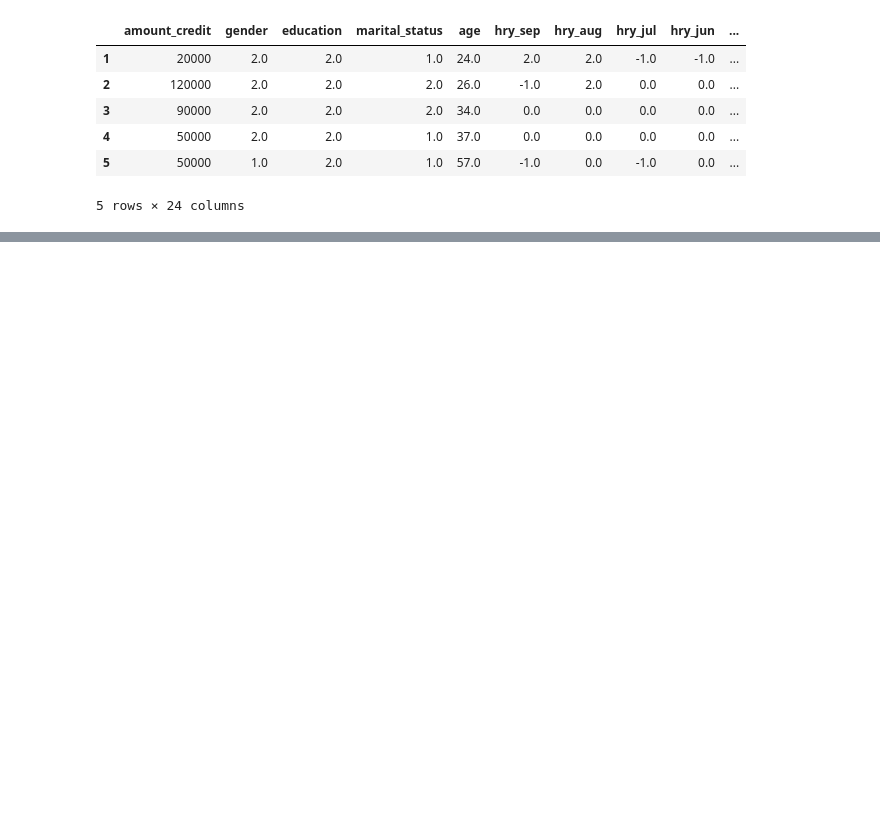
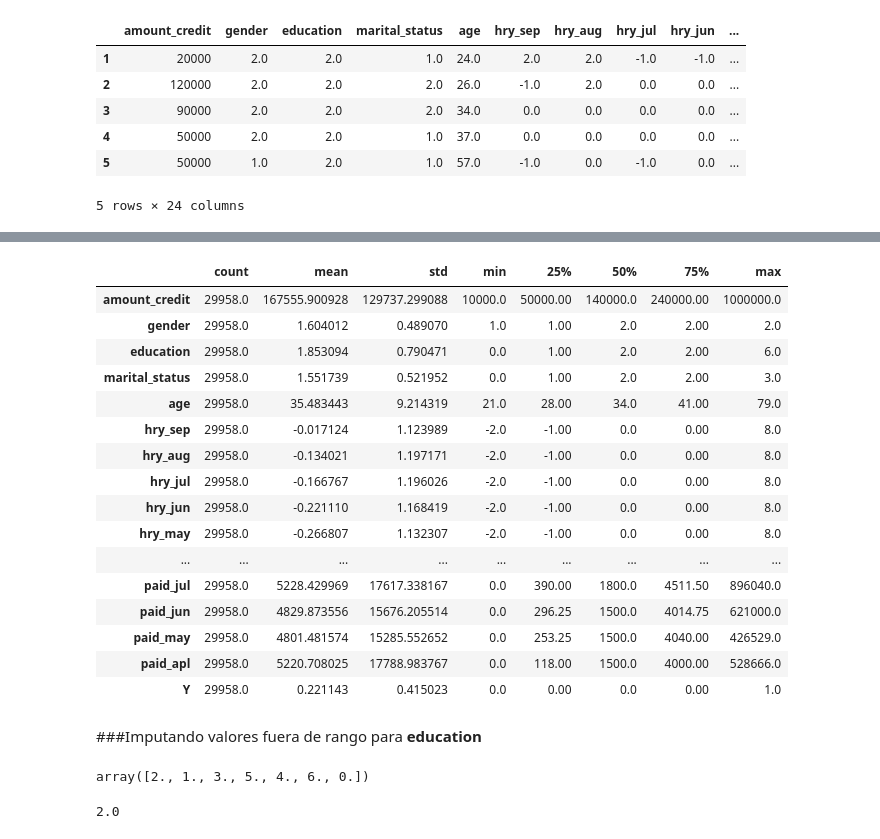
Before and after one commit to PosgradoMNA/Actividades_de_Aprendizaje_A01793670_BryanAlvaradoCruz, a Jupyter notebook: A01793670_Actividad_Semanal_6_DS.ipynb, the cells around one changed output, grey strips where cells are left out. Saved outputs shown, nothing was run; the diff lists cells and outputs as text; code cells hidden in the pictures; blank space fills up the shorter version.

```diff
--- a/A01793670_Actividad_Semanal_6_DS.ipynb
+++ b/A01793670_Actividad_Semanal_6_DS.ipynb
@@ -85,0 +186,2 @@ df.head()
+# %%
+pd.set_option('display.max_columns', None)
@@ -85,0 +221,3 @@ df.head()
+# %%
+df_imp = df.copy()
+df_sin_na = df.copy()
@@ -85,0 +233,2 @@ df.head()
+# %%
+df_sin_na.dropna(inplace=True) #Eliminando los registros que tengan valores nulos
@@ -85,0 +404,26 @@ df.head()
+# %%
+df_sin_na.describe().T
+# %% [output]
+|  | count | mean | std | min | 25% | 50% | 75% | max |
+| amount_credit | 29958.0 | 167555.900928 | 129737.299088 | 10000.0 | 50000.00 | 140000.0 | 240000.00 | 1000000.0 |
+| gender | 29958.0 | 1.604012 | 0.489070 | 1.0 | 1.00 | 2.0 | 2.00 | 2.0 |
+| education | 29958.0 | 1.853094 | 0.790471 | 0.0 | 1.00 | 2.0 | 2.00 | 6.0 |
+| marital_status | 29958.0 | 1.551739 | 0.521952 | 0.0 | 1.00 | 2.0 | 2.00 | 3.0 |
+| age | 29958.0 | 35.483443 | 9.214319 | 21.0 | 28.00 | 34.0 | 41.00 | 79.0 |
+| hry_sep | 29958.0 | -0.017124 | 1.123989 | -2.0 | -1.00 | 0.0 | 0.00 | 8.0 |
+| hry_aug | 29958.0 | -0.134021 | 1.197171 | -2.0 | -1.00 | 0.0 | 0.00 | 8.0 |
+| hry_jul | 29958.0 | -0.166767 | 1.196026 | -2.0 | -1.00 | 0.0 | 0.00 | 8.0 |
+| hry_jun | 29958.0 | -0.221110 | 1.168419 | -2.0 | -1.00 | 0.0 | 0.00 | 8.0 |
+| hry_may | 29958.0 | -0.266807 | 1.132307 | -2.0 | -1.00 | 0.0 | 0.00 | 8.0 |
+| ... | ... | ... | ... | ... | ... | ... | ... | ... |
+| paid_jul | 29958.0 | 5228.429969 | 17617.338167 | 0.0 | 390.00 | 1800.0 | 4511.50 | 896040.0 |
+| paid_jun | 29958.0 | 4829.873556 | 15676.205514 | 0.0 | 296.25 | 1500.0 | 4014.75 | 621000.0 |
+| paid_may | 29958.0 | 4801.481574 | 15285.552652 | 0.0 | 253.25 | 1500.0 | 4040.00 | 426529.0 |
+| paid_apl | 29958.0 | 5220.708025 | 17788.983767 | 0.0 | 118.00 | 1500.0 | 4000.00 | 528666.0 |
+| Y | 29958.0 | 0.221143 | 0.415023 | 0.0 | 0.00 | 0.0 | 0.00 | 1.0 |
+# %% [markdown]
+###Imputando valores fuera de rango para **education**
+# %%
+df_imp["education"].unique()
+# %% [output]
+array([2., 1., 3., 5., 4., 6., 0.])
@@ -85,0 +432,4 @@ df.head()
+# %%
+df_imp["education"].median()
+# %% [output]
+2.0
```
Also changed, not shown: parts of 56 cells of this notebook.
